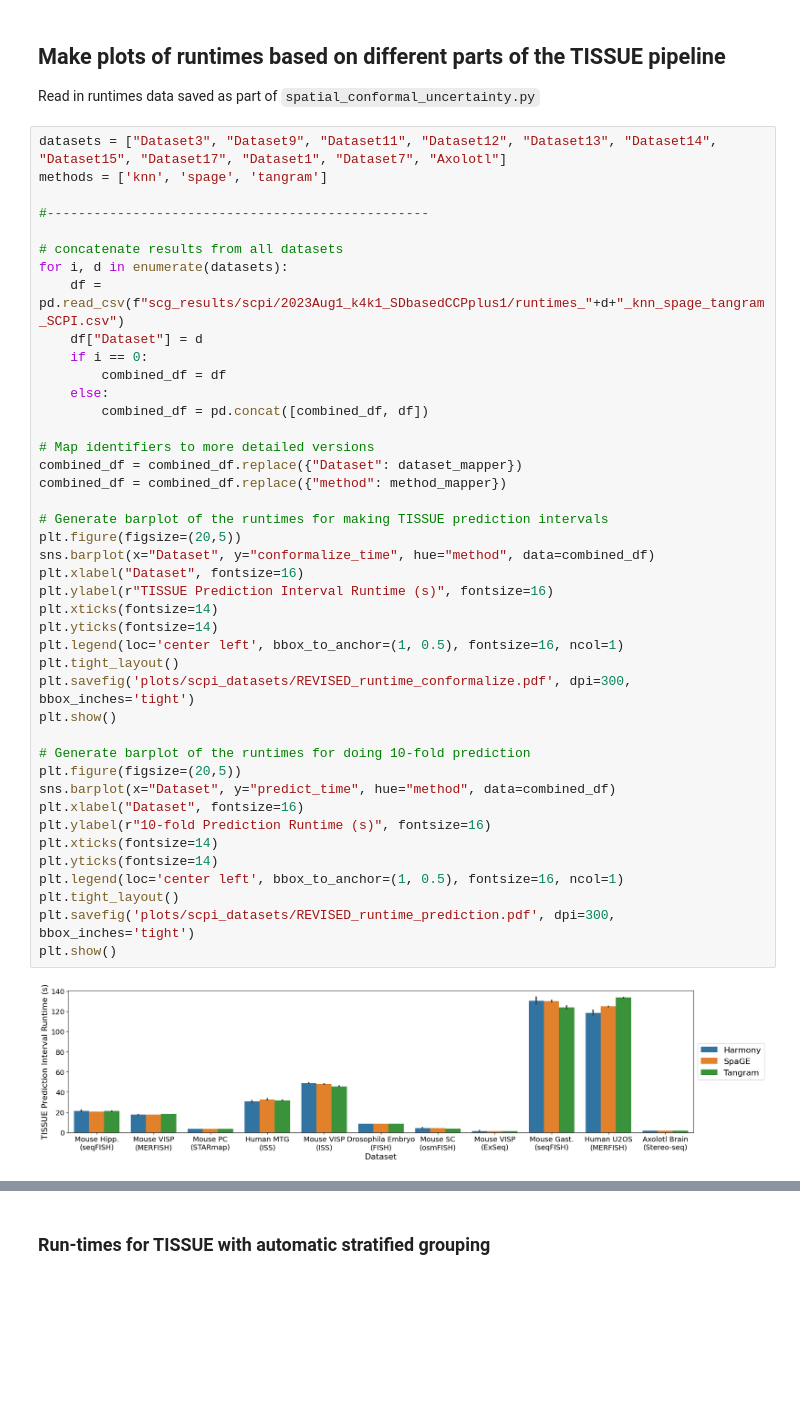
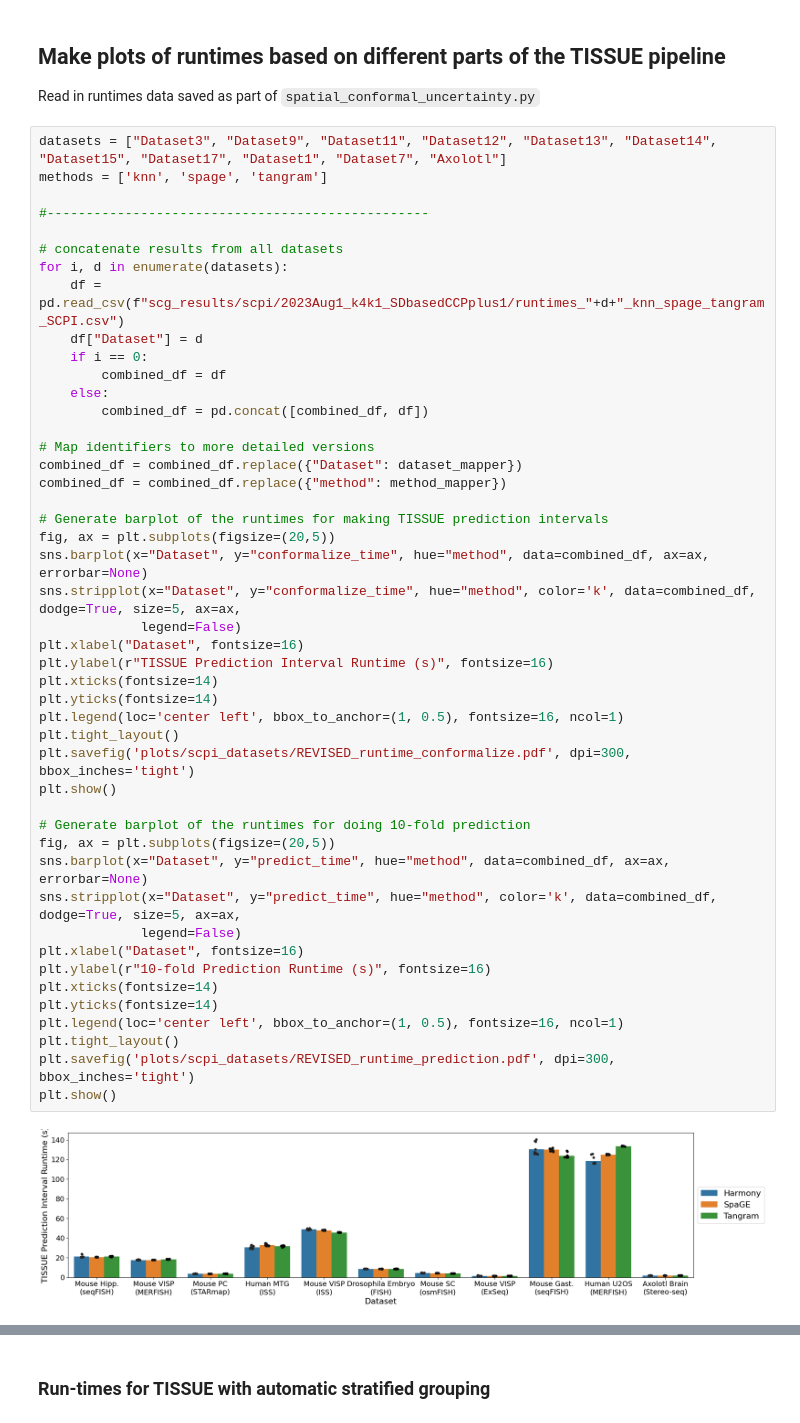
Before and after one commit to sunericd/tissue-figures-and-analyses, a Jupyter notebook: notebooks/Supplemental_runtime_analysis.ipynb, the cells around one changed output, grey strips where cells are left out. Saved outputs shown, nothing was run; the diff lists cells and outputs as text; blank space fills up the shorter version.

```diff
--- a/notebooks/Supplemental_runtime_analysis.ipynb
+++ b/notebooks/Supplemental_runtime_analysis.ipynb
@@ -49,35 +49,39 @@ for i, d in enumerate(datasets):
     df["Dataset"] = d
     if i == 0:
         combined_df = df
     else:
         combined_df = pd.concat([combined_df, df])
 
 # Map identifiers to more detailed versions
 combined_df = combined_df.replace({"Dataset": dataset_mapper})
 combined_df = combined_df.replace({"method": method_mapper})
 
 # Generate barplot of the runtimes for making TISSUE prediction intervals
-plt.figure(figsize=(20,5))
-sns.barplot(x="Dataset", y="conformalize_time", hue="method", data=combined_df)
+fig, ax = plt.subplots(figsize=(20,5))
+sns.barplot(x="Dataset", y="conformalize_time", hue="method", data=combined_df, ax=ax, errorbar=None)
+sns.stripplot(x="Dataset", y="conformalize_time", hue="method", color='k', data=combined_df, dodge=True, size=5, ax=ax,
+             legend=False)
 plt.xlabel("Dataset", fontsize=16)
 plt.ylabel(r"TISSUE Prediction Interval Runtime (s)", fontsize=16)
 plt.xticks(fontsize=14)
 plt.yticks(fontsize=14)
 plt.legend(loc='center left', bbox_to_anchor=(1, 0.5), fontsize=16, ncol=1)
 plt.tight_layout()
 plt.savefig('plots/scpi_datasets/REVISED_runtime_conformalize.pdf', dpi=300, bbox_inches='tight')
 plt.show()
 
 # Generate barplot of the runtimes for doing 10-fold prediction
-plt.figure(figsize=(20,5))
-sns.barplot(x="Dataset", y="predict_time", hue="method", data=combined_df)
+fig, ax = plt.subplots(figsize=(20,5))
+sns.barplot(x="Dataset", y="predict_time", hue="method", data=combined_df, ax=ax, errorbar=None)
+sns.stripplot(x="Dataset", y="predict_time", hue="method", color='k', data=combined_df, dodge=True, size=5, ax=ax,
+             legend=False)
 plt.xlabel("Dataset", fontsize=16)
 plt.ylabel(r"10-fold Prediction Runtime (s)", fontsize=16)
 plt.xticks(fontsize=14)
 plt.yticks(fontsize=14)
 plt.legend(loc='center left', bbox_to_anchor=(1, 0.5), fontsize=16, ncol=1)
 plt.tight_layout()
 plt.savefig('plots/scpi_datasets/REVISED_runtime_prediction.pdf', dpi=300, bbox_inches='tight')
 plt.show()
 # %% [output]
-[figure, old version]
+[figure, new version]
```
Also changed, not shown: parts of 1 cell of this notebook, 1 other file.
